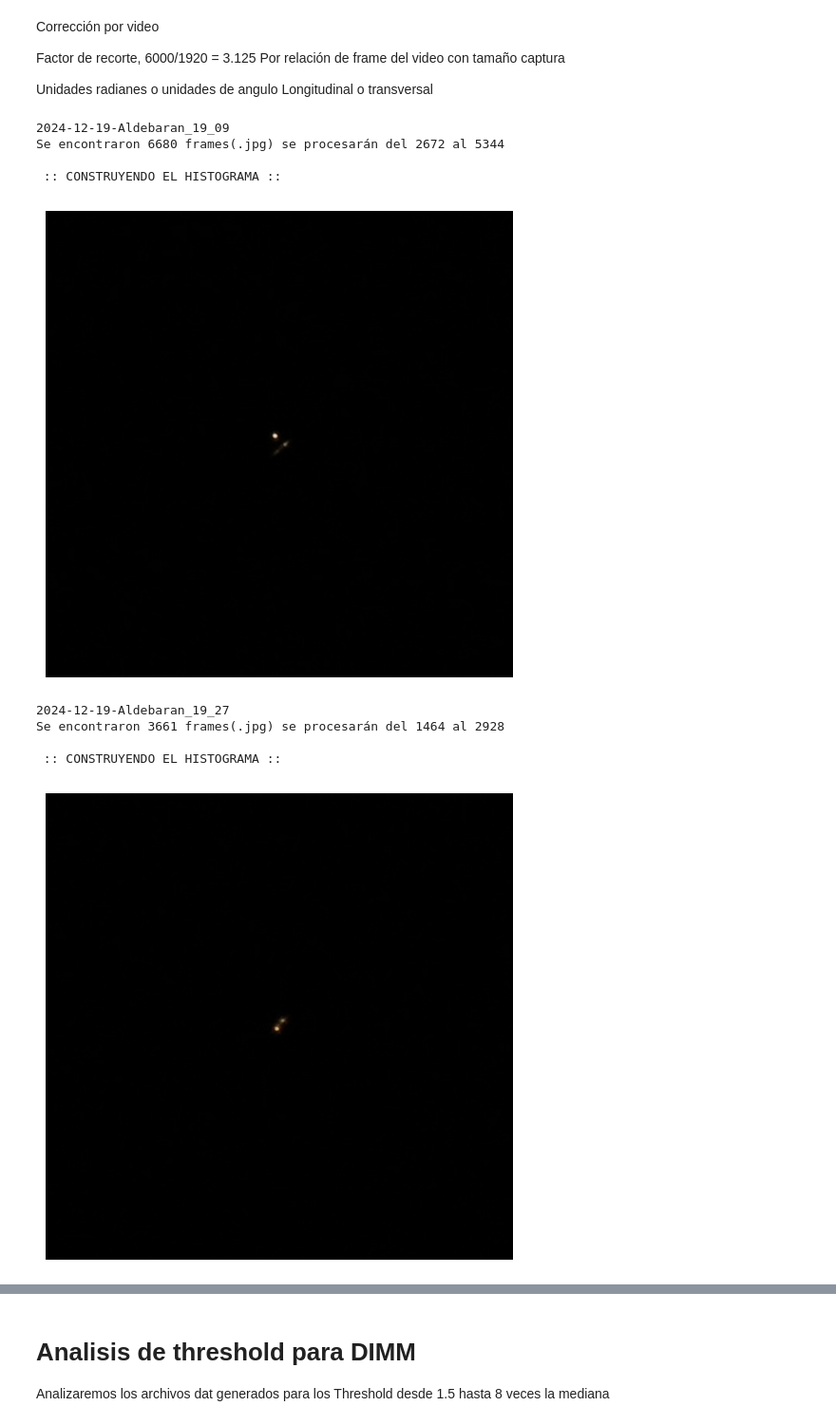
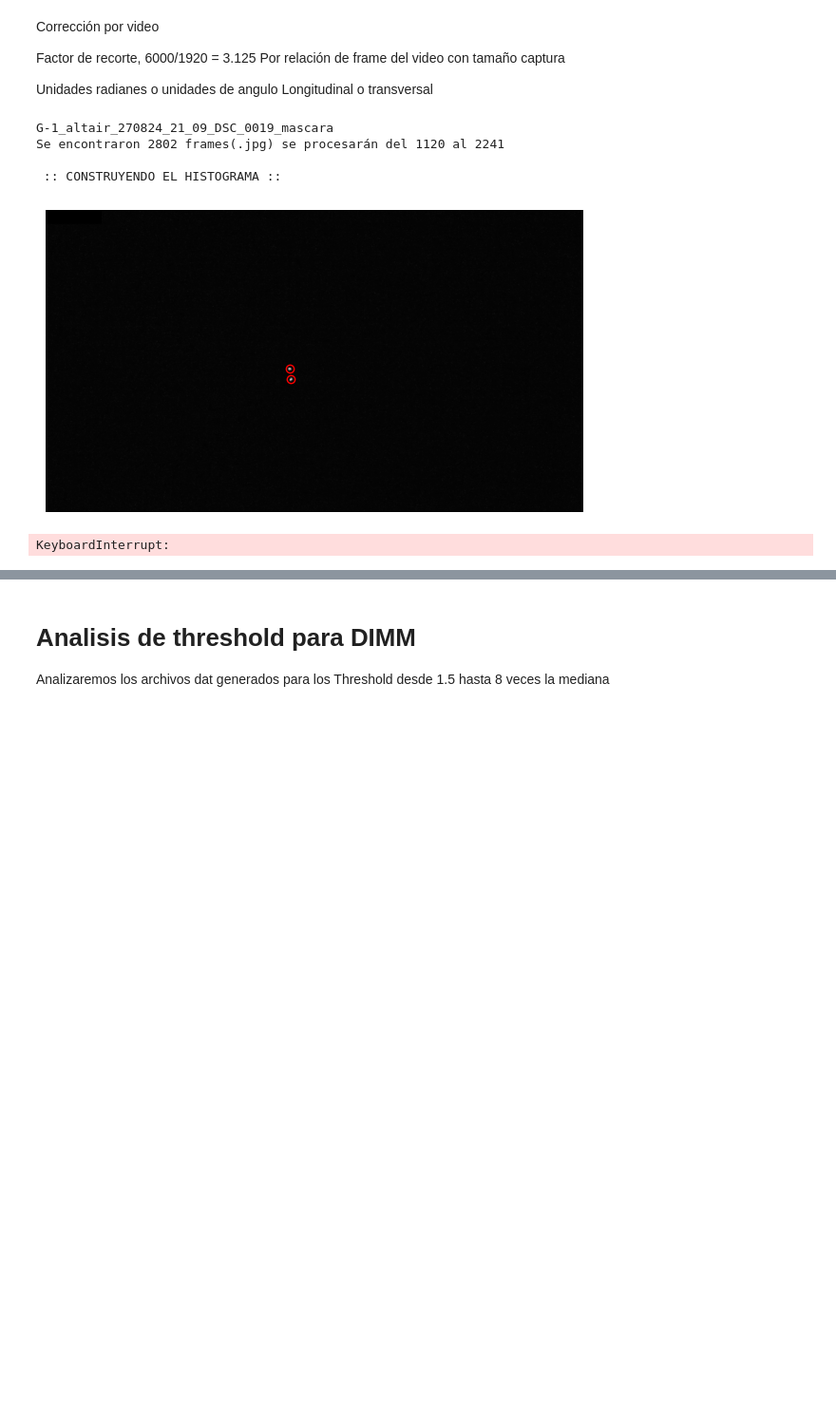
Before and after one commit to juagudeloo/Seeing-OAN, a Jupyter notebook: Jupiter notebook files/Metodo_DIMM.ipynb, the cells around one changed output, grey strips where cells are left out. Shown at 95% size. Saved outputs shown, nothing was run; the diff lists cells and outputs as text; code cells hidden in the pictures; blank space fills up the shorter version.

```diff
--- a/Jupiter notebook files/Metodo_DIMM.ipynb
+++ b/Jupiter notebook files/Metodo_DIMM.ipynb
@@ -227,8 +222,8 @@ Unidades radianes o unidades de angulo
 Longitudinal o transversal
 # %%
 """_____________________MAIN_________________________"""
-folder = r"D:\Tecnicas_observacionales\Seeing\frames\frames_diciembre"  # <--------------AQUI SE CAMBIA LA RUTA DONDE SE ENCUENTRAN LOS FRAMES
-output_folder = r"D:\Tecnicas_observacionales\Seeing"  # Carpeta de salida para los archivos .dat
+folder = r"D:\Tecnicas_observacionales\Seeing\videos\Videos_Bogota_Agosto_Septiembre\frames"  # <--------------AQUI SE CAMBIA LA RUTA DONDE SE ENCUENTRAN LOS FRAMES
+output_folder = r"D:\Tecnicas_observacionales\Seeing\videos\Videos_Bogota_Agosto_Septiembre\frames"  # Carpeta de salida para los archivos .dat
 
 files = np.sort([file for file in os.listdir(folder)])
 
@@ -242,8 +237,11 @@ sigma_sec = []
 fried = []
 fwhm = []
 
+thrhld = 8  # <------------------------Cambiar el valor para ajustar el umbral del threshold
+
 for filename in files:
     ff+=1
+    plotit = True  # <-----------------Cambiar a True para visualizar los frames con las estrellas identificadas
 
     # Abrir carpeta donde se encuentran los frames del video
     carpeta = f"{folder}/{filename}"
@@ -255,7 +253,7 @@ for filename in files:
     # Ordenar los archivos numéricamente por el número de frame en el nombre asi (0, 1, 2, 3, ...)
     archivos.sort(key=extract_frame_number)
 
-    # Definir los frames que se procesaran, se escogieron unicamente los frames entre el 50% y el 80% para eliminar errores al inicio y fin
+    # Definir los frames que se procesaran, eliminar errores al inicio y fin
     start = int(len(archivos)*0.4) #<-----------------cambiar para ajustar el rango de procesamiento
     end = int(len(archivos)*0.8)   #<-----------------cambiar para ajustar el rango de procesamiento
 
@@ -272,8 +270,6 @@ for filename in files:
         print("Su carpeta no tiene archivos .jpg")
 
     distances = []
-    plotit = True #<-----------------Cambiar a True para visualizar los frames con las estrellas identificadas
-    thrhld = 8    #<-----------------Cambiar el valor para ajustar el umbral del threshold
 
     for k in range(start, end):
         # Usar la función en un frame
@@ -281,45 +277,34 @@ for filename in files:
 
         distances.append(dis)
 
         if dis!=0:
             plotit = False
     # print(distances)
     distances = np.array(distances)
     no_stars = len(np.where(distances==0)[0])
     # print(f'No se encontraron estrellas en {no_stars} frames, es decir en el {round(no_stars/(end-start+1)*100,2)}% de ellos')
 
-    """_____________________SCALE________________________"""
-
-    # scale_size = 0.358  # segundos de arco por px ('' /px)
-    scale_size = 1.12 #<--------------------------------------- ingresar escala de camara segundos de arco por px ('' /px)
-    """__________________________________________________"""
-
     # Graficar el histograma y la PDF ajustada
-
     mu, std, sigma_sc, fuwhama, r_0, theta = normal_distribution(distances, scale_size, lamb, Dhole, dsep, plot=plotit)
 
     threshold.append((filename, thrhld))
     sigma.append((filename, std))
     sigma_sec.append((filename,sigma_sc))
     fried.append((filename, r_0))
     fwhm.append((filename, fuwhama))
     seeing.append((filename, theta))
 
 # Guardar los datos en un archivo .dat dentro de la misma carpeta
 output_file = os.path.join(output_folder, f"seeing_sigma.dat")
 
 with open(output_file, "w") as f:
     f.write("Filename\tThreshold\tSigma(px)\tSigma(sec)\tr_0(cm)\tFWHM\tSeeing_sin_corregir\n")  # Usar \t para tabulaciones
     for (file_threshold, value_threshold),(file_sigma, value_sigma), (file_sigma_sec, value_sigma_sec), (file_fried, value_fried),(file_fwhm, value_fwhm), (file_seeing, value_seeing) in zip(threshold,sigma, sigma_sec, fried, fwhm, seeing):
         f.write(f"{file_seeing}\t{value_threshold:.3f}\t{value_sigma:.3f}\t{value_sigma_sec:.3f}\t{value_fried:.3f}\t{value_fwhm:.3f}\t{value_seeing:.3f}\n")
 # %% [output]
-2024-12-19-Aldebaran_19_09
-Se encontraron 6680 frames(.jpg) se procesarán del 2672 al 5344
+G-1_altair_270824_21_09_DSC_0019_mascara
+Se encontraron 2802 frames(.jpg) se procesarán del 1120 al 2241
 
  :: CONSTRUYENDO EL HISTOGRAMA ::
-[figure, old version]
+[figure, new version]
-2024-12-19-Aldebaran_19_27
-Se encontraron 3661 frames(.jpg) se procesarán del 1464 al 2928
-
- :: CONSTRUYENDO EL HISTOGRAMA ::
+KeyboardInterrupt:
-[figure, removed]
```
Also changed, not shown: parts of 4 cells of this notebook, 1 other file.
